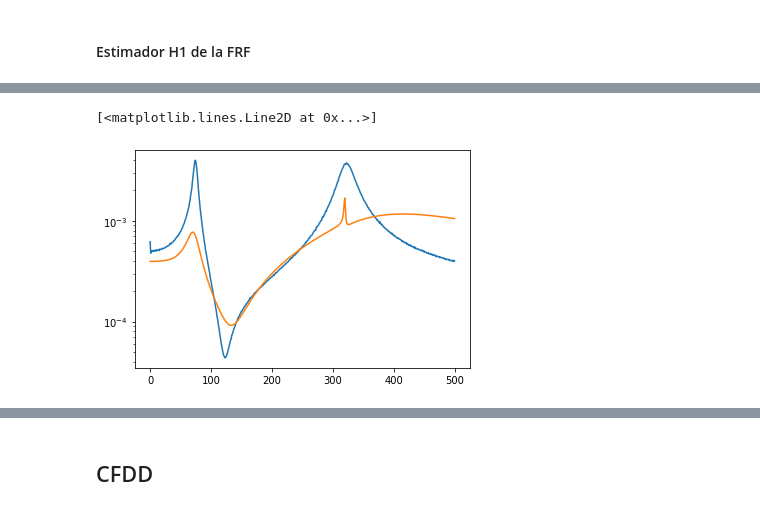
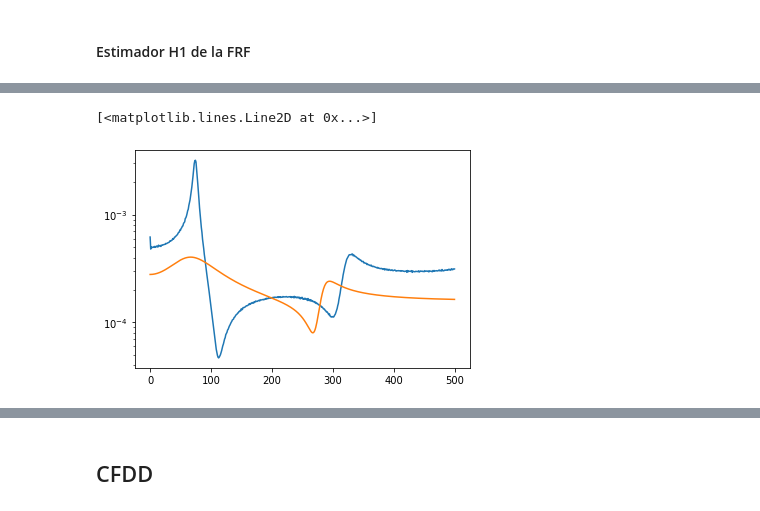
Before and after one commit to rafadodo/atelier, a Jupyter notebook: modal_analysis_from_f06.ipynb, the cells around one changed output, grey strips where cells are left out. Cells and saved outputs as stored; diff of their text form; code cells hidden in the pictures.

```diff
--- a/modal_analysis_from_f06.ipynb
+++ b/modal_analysis_from_f06.ipynb
@@ -200,9 +244,9 @@ array([ 72.32310309, 319.27021803, 390.66753138])
 # %%
-plt.semilogy(f_H[:len(f_H)//4], np.abs(H1[:len(f_H)//4,-3]))
-plt.semilogy(f_H[:len(f_H)//4], np.abs(alpha1[:,-3]))
+plt.semilogy(f_H[:len(f_H)//4], np.abs(H1[:len(f_H)//4,27]))
+plt.semilogy(f_H[:len(f_H)//4], np.abs(alpha1[:,27]))
 # %% [output]
 [<matplotlib.lines.Line2D at 0x...>]
-[figure, old version]
+[figure, new version]
 # %%
 modes_grfp = (modal_mag_n*np.exp(1j*modal_ang_n)).T
 MAC_grfp = mac.get_MAC_matrix(modes_grfp, modes_grfp)
```
Also changed, not shown: parts of 34 cells of this notebook, 1 other file.
